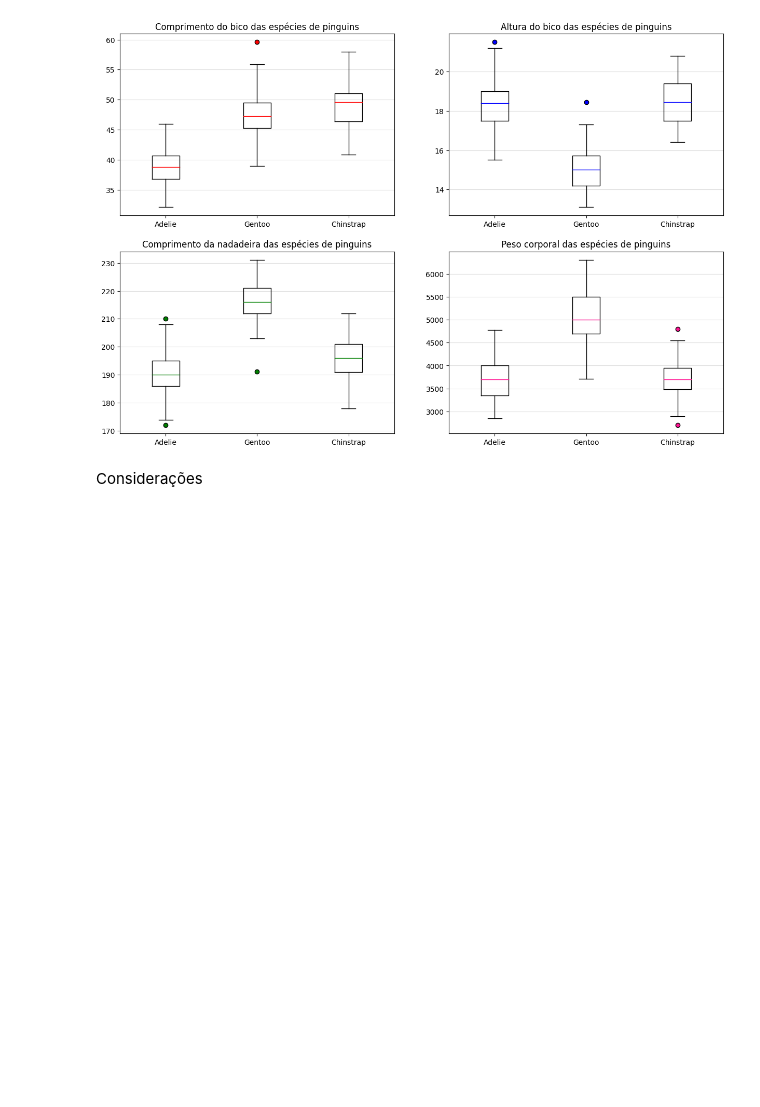
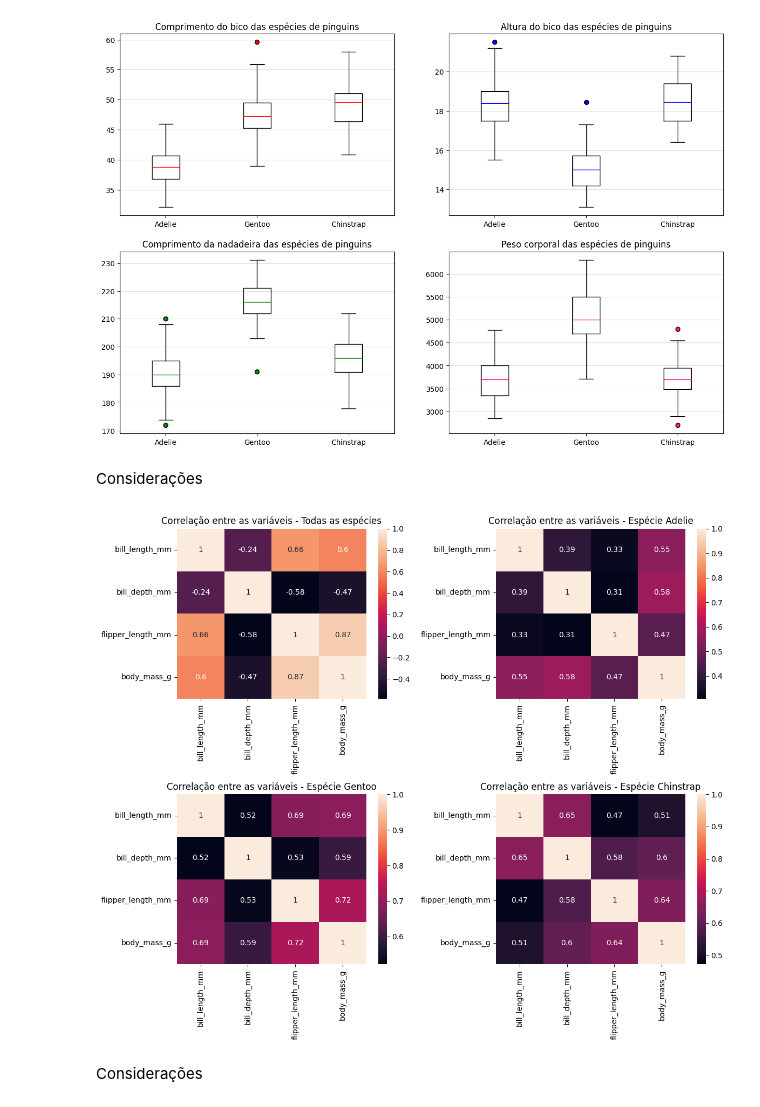
Before and after one commit to carolysg/projeto-pinguins, a Jupyter notebook: penguins.ipynb, the cells around one changed output. Saved outputs shown, nothing was run; the diff lists cells and outputs as text; code cells hidden in the pictures; blank space fills up the shorter version.

Commit message:
Adicionando heatmap

```diff
--- a/penguins.ipynb
+++ b/penguins.ipynb
@@ -228,6 +228,11 @@ year                 0
 dtype: int64
 # %% [markdown]
 ### Análise exploratória
+# %%
+# Dataframes por espécie
+df_adelie = df.loc[df['species']=='Adelie',:]
+df_gentoo = df.loc[df['species']=='Gentoo',:]
+df_chinstrap = df.loc[df['species']=='Chinstrap',:]
 # %%
 # Tipos dos dados
 df.info()
@@ -318,3 +325,20 @@ plt.show()
 [figure]
 # %% [markdown]
 Considerações
+# %%
+# Heatmap das variáveis para todas as espécies
+figs2, axs2 = plt.subplots(2, 2, figsize=(12,10))
+sns.heatmap(df.iloc[:,2:6].corr(), annot=True, ax=axs2[0,0])
+axs2[0,0].set_title('Correlação entre as variáveis - Todas as espécies')
+sns.heatmap(df_adelie.iloc[:,2:6].corr(), annot=True, ax=axs2[0,1])
+axs2[0,1].set_title('Correlação entre as variáveis - Espécie Adelie')
+sns.heatmap(df_gentoo.iloc[:,2:6].corr(), annot=True, ax=axs2[1,0])
+axs2[1,0].set_title('Correlação entre as variáveis - Espécie Gentoo')
+sns.heatmap(df_chinstrap.iloc[:,2:6].corr(), annot=True, ax=axs2[1,1])
+axs2[1,1].set_title('Correlação entre as variáveis - Espécie Chinstrap')
+plt.tight_layout()
+plt.show()
+# %% [output]
+[figure, added]
+# %% [markdown]
+Considerações
```
Also changed, not shown: parts of 3 cells of this notebook.
